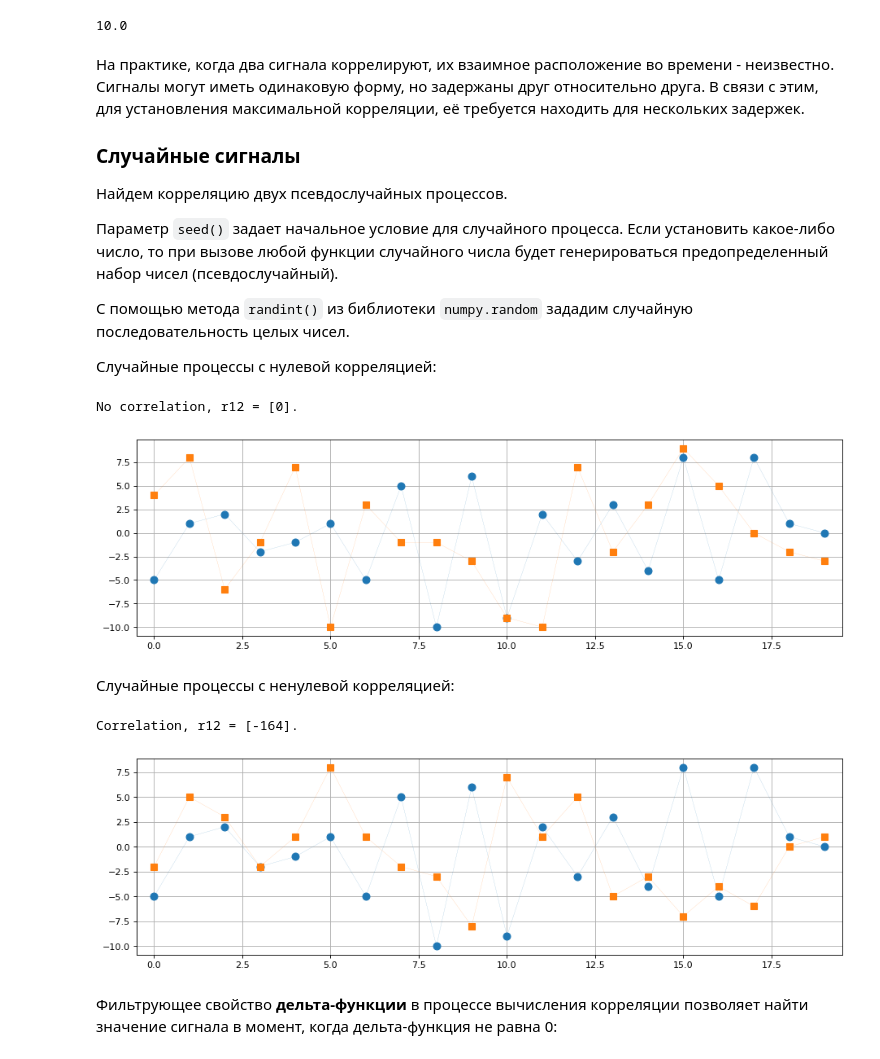
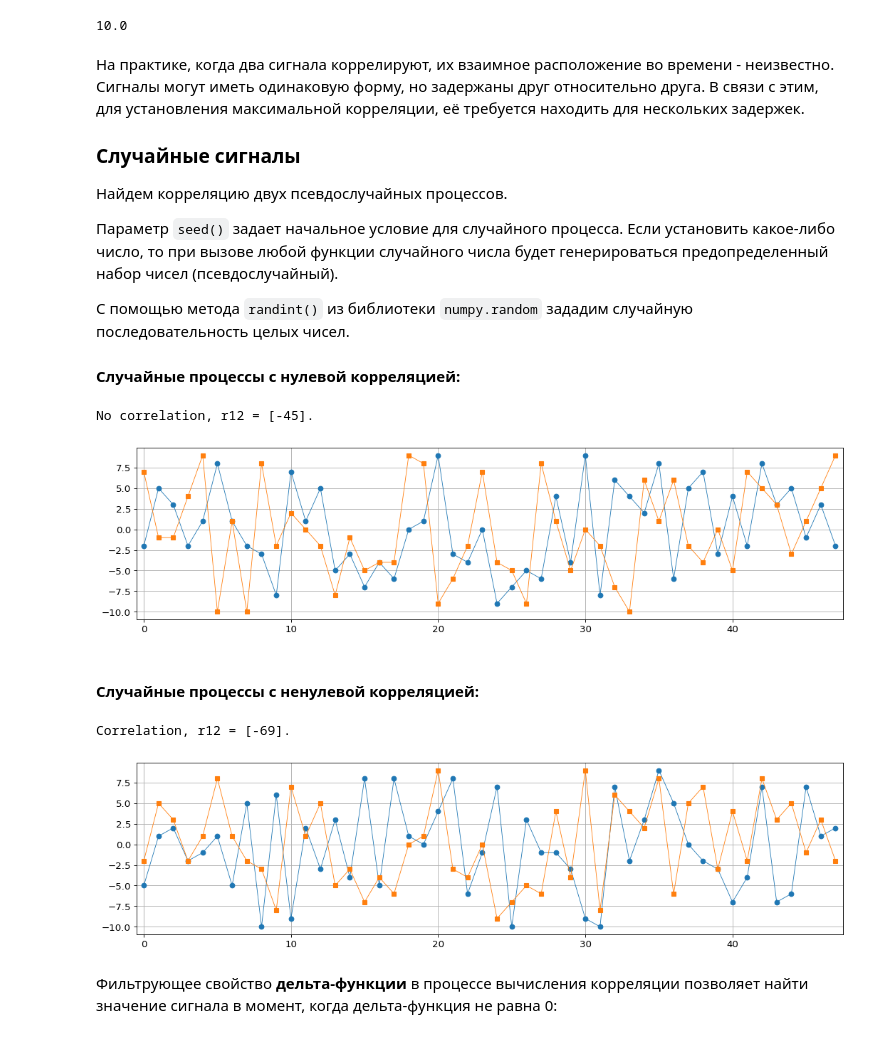
Before and after one commit to hukenovs/dsp-theory, a Jupyter notebook: src/dsp_theory_3_convolution.ipynb, the cells around one changed output. Saved outputs shown, nothing was run; the diff lists cells and outputs as text; code cells hidden in the pictures.

Commit message:
Update 3-6 lectures. Add formula enumeration. Fix some plots.

```diff
--- a/src/dsp_theory_3_convolution.ipynb
+++ b/src/dsp_theory_3_convolution.ipynb
@@ -45,6 +37,16 @@ import matplotlib.pyplot as plt
 
 from scipy.fftpack import fft, ifft
 
+FONT_SMALL = 12
+FONT_MEDIUM = 14
+
+plt.rc('axes', titlesize=FONT_MEDIUM)
+plt.rc('axes', labelsize=FONT_SMALL)
+plt.rc('xtick', labelsize=FONT_SMALL)
+plt.rc('ytick', labelsize=FONT_SMALL)
+plt.rc('legend', fontsize=FONT_MEDIUM)
+plt.rc('figure', titlesize=FONT_MEDIUM)
+
 %matplotlib inline
 # %% [markdown]
 Приведем примеры сигналов и найдем корреляцию между ними
@@ -104,32 +106,32 @@ np.sum(x1*x2)   # correlation as sum of products
 
 С помощью метода `randint()` из библиотеки `numpy.random` зададим случайную последовательность целых чисел.
 
-Случайные процессы с нулевой корреляцией:
+#### Случайные процессы с нулевой корреляцией:
 # %%
-N = 20
+N = 48
 # No correlation. Seed for all random process
-np.random.seed(1)
+np.random.seed(2)
 x1 = np.random.randint(-10, 10, N)
 x2 = np.random.randint(-10, 10, N)
 
 # correlation
 r12 = np.correlate(x1, x2, mode='valid')
 
 # plot results
-plt.figure(figsize=(14, 4), dpi=80)
-plt.plot(x1, '-o', linewidth=0.1, markersize=8)
-plt.plot(x2, '-s', linewidth=0.1, markersize=8)
+plt.figure(figsize=(16, 4), dpi=80)
+plt.plot(x1, '-o', linewidth=0.75, markersize=6)
+plt.plot(x2, '-s', linewidth=0.75, markersize=6)
 plt.xlim([-0.5, N-0.5])
 plt.grid(True)
 
-print('No correlation, r12 = {}.'.format(r12))
+print(f'No correlation, r12 = {r12}.')
 # %% [output]
-No correlation, r12 = [0].
+No correlation, r12 = [-45].
-[figure, old version]
+[figure, new version]
 # %% [markdown]
-Случайные процессы с ненулевой корреляцией:
+#### Случайные процессы с ненулевой корреляцией:
 # %%
-N = 20
+N = 48
 # Correlation
 np.random.seed(1)
 x1 = np.random.randint(-10, 10, N)
@@ -140,16 +142,16 @@ x2 = np.random.randint(-10, 10, N)
 r12 = np.correlate(x1, x2, mode='valid')
 
 # plot results
-plt.figure(figsize=(14, 4), dpi=80)
-plt.plot(x1, '-o', linewidth=0.1, markersize=8)
-plt.plot(x2, '-s', linewidth=0.1, markersize=8)
+plt.figure(figsize=(16, 4), dpi=80)
+plt.plot(x1, '-o', linewidth=0.75, markersize=6)
+plt.plot(x2, '-s', linewidth=0.75, markersize=6)
 plt.xlim([-0.5, N-0.5])
 plt.grid(True)
 
-print('Correlation, r12 = {}.'.format(r12))
+print(f'Correlation, r12 = {r12}.')
 # %% [output]
-Correlation, r12 = [-164].
+Correlation, r12 = [-69].
-[figure, old version]
+[figure, new version]
 # %% [markdown]
 Фильтрующее свойство **дельта-функции** в процессе вычисления корреляции позволяет найти значение сигнала в момент, когда дельта-функция не равна 0:
 # %%
```
Also changed, not shown: parts of 8 cells of this notebook, 2 other files.
